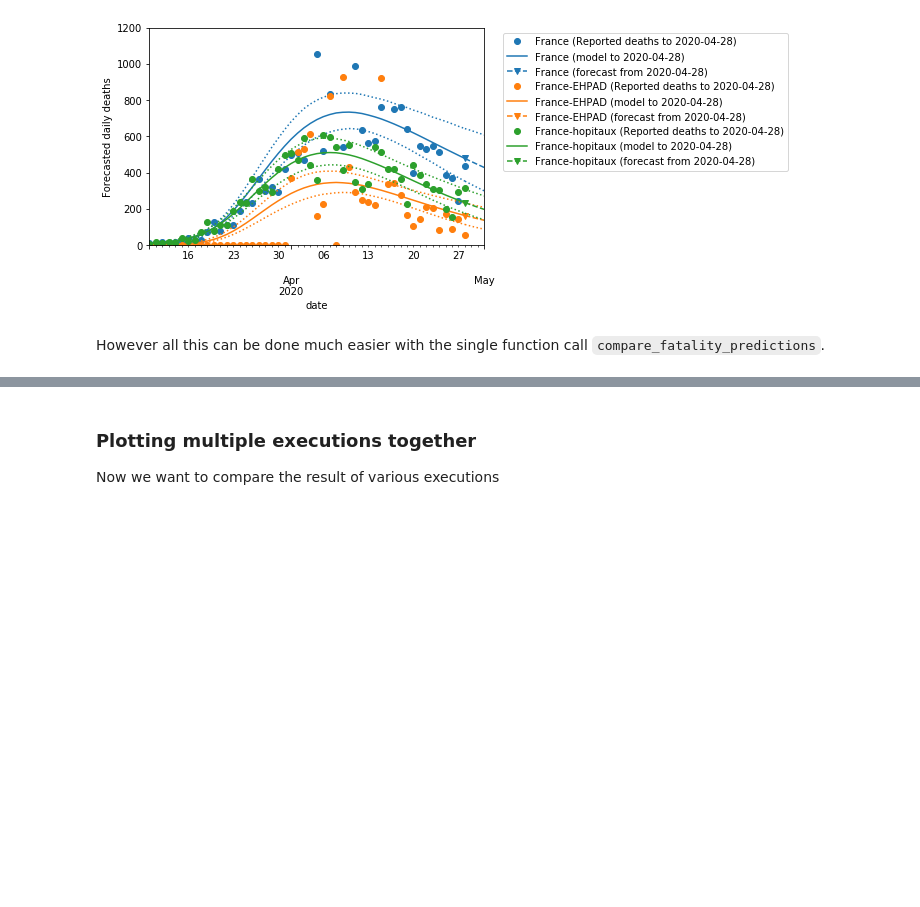
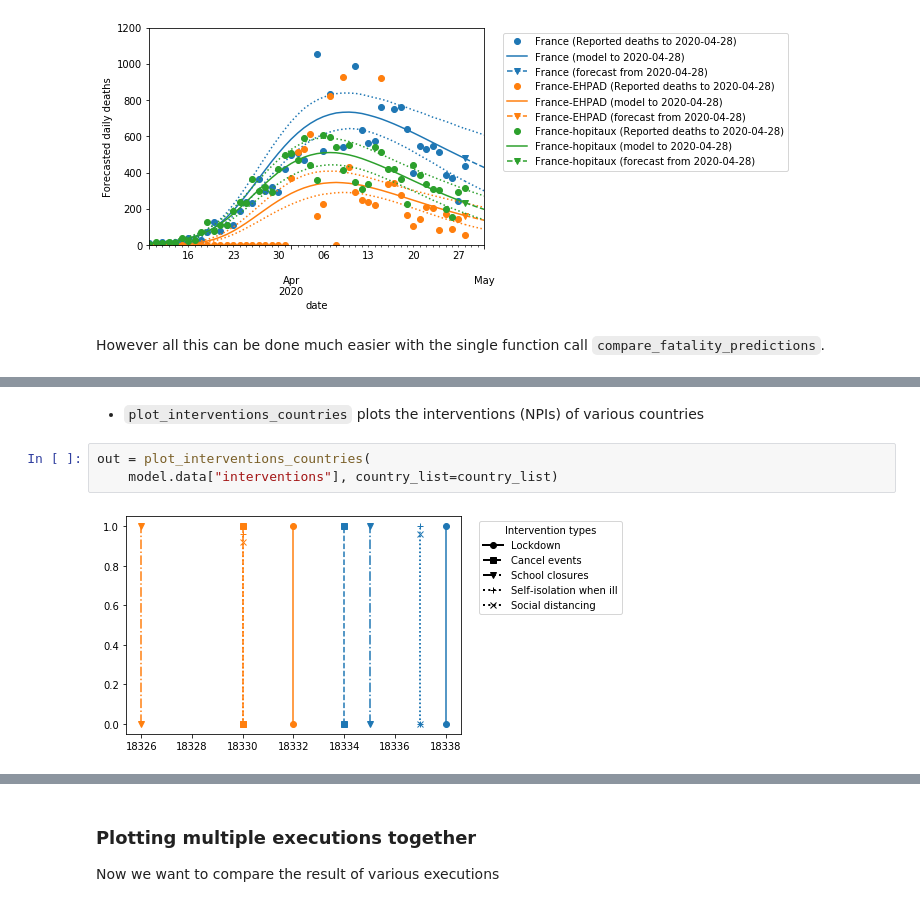
Before and after one commit to payoto/covid19model-fr-regions-results, a Jupyter notebook: data_example.ipynb, the cells around one changed output, grey strips where cells are left out. Drawn from its saved outputs; the diff is of its cells as text; blank space fills up the shorter version.

```diff
--- a/data_example.ipynb
+++ b/data_example.ipynb
@@ -329,0 +366,7 @@ However all this can be done much easier with the single function call `compare_
+# %% [markdown]
+- `plot_interventions_countries` plots the interventions (NPIs) of various countries
+# %%
+out = plot_interventions_countries(
+    model.data["interventions"], country_list=country_list)
+# %% [output]
+[figure, added]
```
Also changed, not shown: parts of 12 cells of this notebook, 5 other files.
